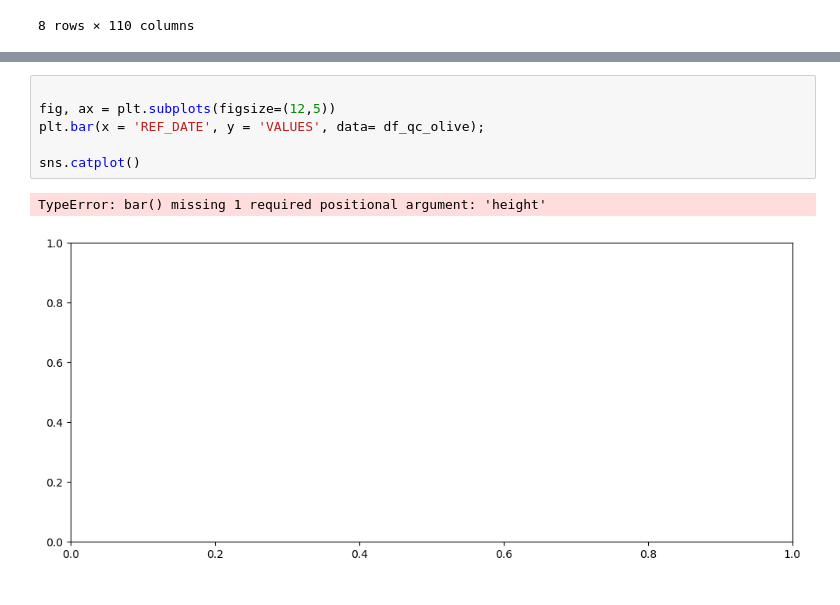
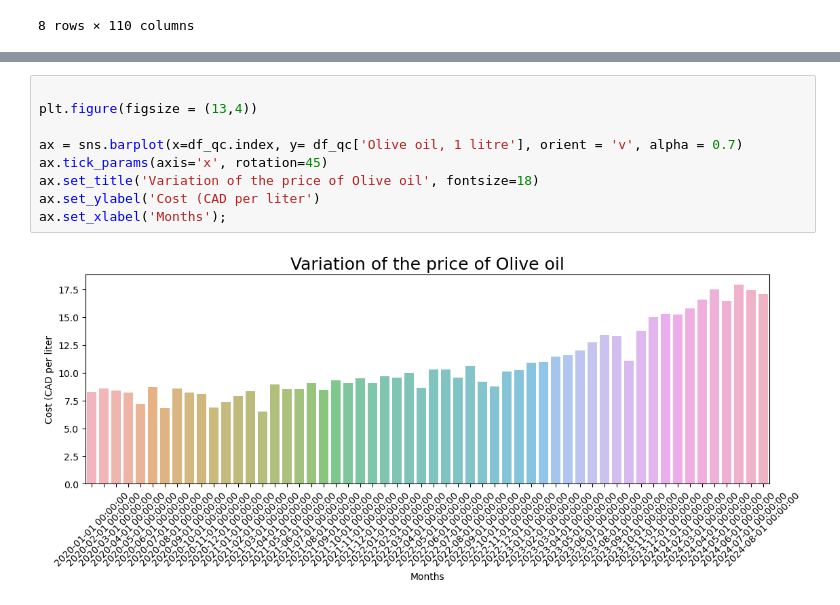
Before and after one commit to mfalcon00/DS---Project---M1, a Jupyter notebook: Price_of_products.ipynb, the cells around one changed output, grey strips where cells are left out. Cells and saved outputs as stored; diff of their text form.

```diff
--- a/Price_of_products.ipynb
+++ b/Price_of_products.ipynb
@@ -308,9 +334,11 @@ df_qc_olive
-# %%
-
-fig, ax = plt.subplots(figsize=(12,5))
-plt.bar(x = 'REF_DATE', y = 'VALUES', data= df_qc_olive);
-
-sns.catplot()
-# %% [output]
-TypeError: bar() missing 1 required positional argument: 'height'
-[figure, removed]
+# %%
+
+plt.figure(figsize = (13,4))
+
+ax = sns.barplot(x=df_qc.index, y= df_qc['Olive oil, 1 litre'], orient = 'v', alpha = 0.7)
+ax.tick_params(axis='x', rotation=45)
+ax.set_title('Variation of the price of Olive oil', fontsize=18)
+ax.set_ylabel('Cost (CAD per liter')
+ax.set_xlabel('Months');
+# %% [output]
+[figure, added]
```
Also changed, not shown: parts of 3 cells of this notebook, 1 other file.
